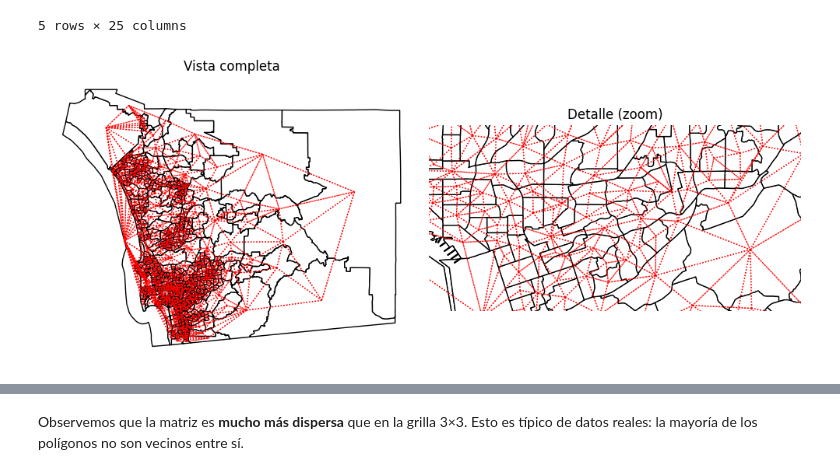
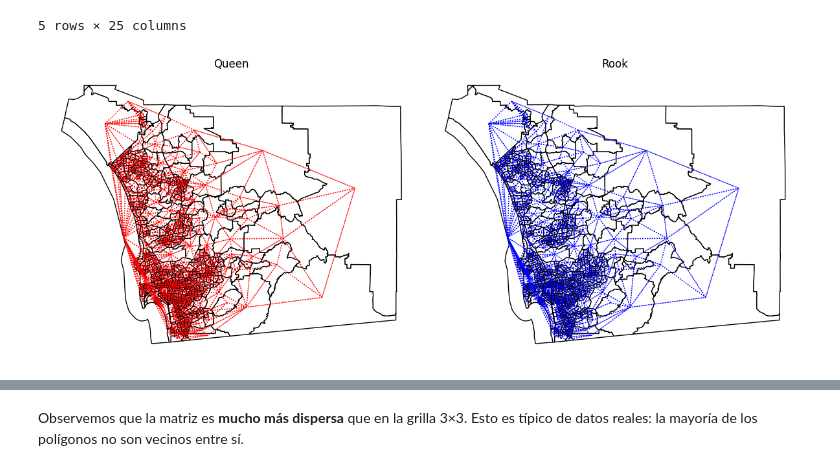
Before and after one commit to daniopitz/geodata, a Jupyter notebook: 02_pesos_espaciales.ipynb, the cells around one changed output, grey strips where cells are left out. Saved outputs shown, nothing was run; the diff lists cells and outputs as text; code cells hidden in the pictures.

```diff
--- a/02_pesos_espaciales.ipynb
+++ b/02_pesos_espaciales.ipynb
@@ -324,28 +324,38 @@ san_diego_tracts.head()
 | 4 | 06073018700 | 21.8 | 40402.0 | 30455.0 | 24143.0 | 40402.0 | 2456.0 | 23.0 | ... |
 5 rows × 25 columns
 # %%
-# Construir pesos Queen
 w_queen = weights.contiguity.Queen.from_dataframe(san_diego_tracts)
+w_rook = weights.contiguity.Rook.from_dataframe(san_diego_tracts)
 
-# Visualizar: vista general y detalle
-f, axs = plt.subplots(1, 2, figsize=(10, 5))
-for i in range(2):
-    san_diego_tracts.plot(edgecolor="k", facecolor="w", ax=axs[i])
-    w_queen.plot(
-        san_diego_tracts,
-        ax=axs[i],
-        edge_kws=dict(color="r", linestyle=":", linewidth=1),
-        node_kws=dict(marker=""),
-    )
-    axs[i].set_axis_off()
+# Visualizar: Queen izquierda, Rook derecha
+f, axs = plt.subplots(1, 2, figsize=(12, 6))
 
-axs[0].set_title("Vista completa")
-axs[1].set_title("Detalle (zoom)")
-axs[1].axis([-13040000, -13020000, 3850000, 3860000])
+# Queen
+san_diego_tracts.plot(edgecolor="k", facecolor="w", ax=axs[0])
+w_queen.plot(
+    san_diego_tracts,
+    ax=axs[0],
+    edge_kws=dict(color="r", linestyle=":", linewidth=1),
+    node_kws=dict(marker=""),
+)
+axs[0].set_axis_off()
+axs[0].set_title("Queen")
+
+# Rook
+san_diego_tracts.plot(edgecolor="k", facecolor="w", ax=axs[1])
+w_rook.plot(
+    san_diego_tracts,
+    ax=axs[1],
+    edge_kws=dict(color="b", linestyle=":", linewidth=1),
+    node_kws=dict(marker=""),
+)
+axs[1].set_axis_off()
+axs[1].set_title("Rook")
+
 plt.tight_layout()
 plt.show()
 # %% [output]
-[figure, old version]
+[figure, new version]
 # %%
 # Propiedades del grafo
 print(f"Número de unidades espaciales (n): {w_queen.n}")
```
Also changed, not shown: parts of 20 cells of this notebook.
